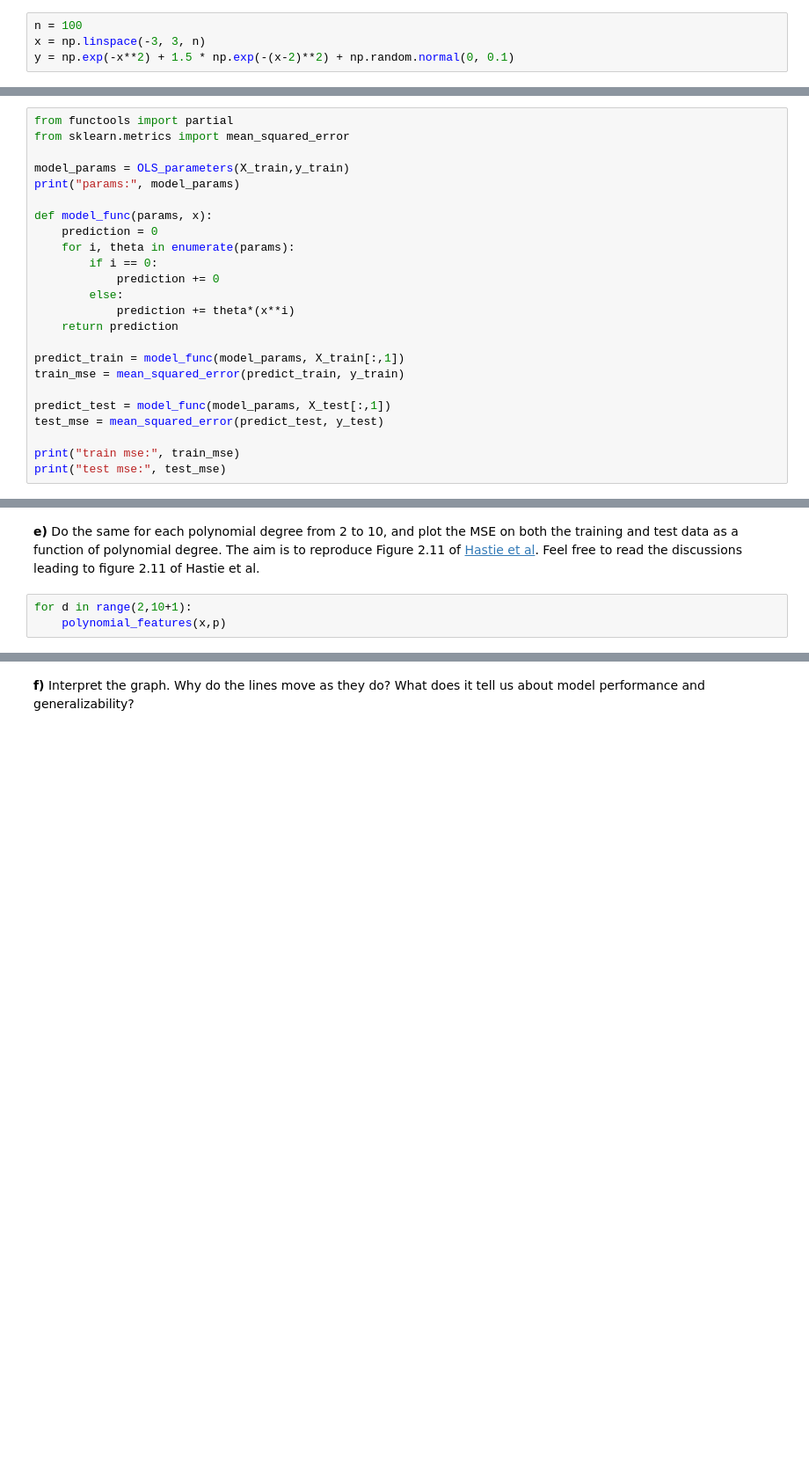
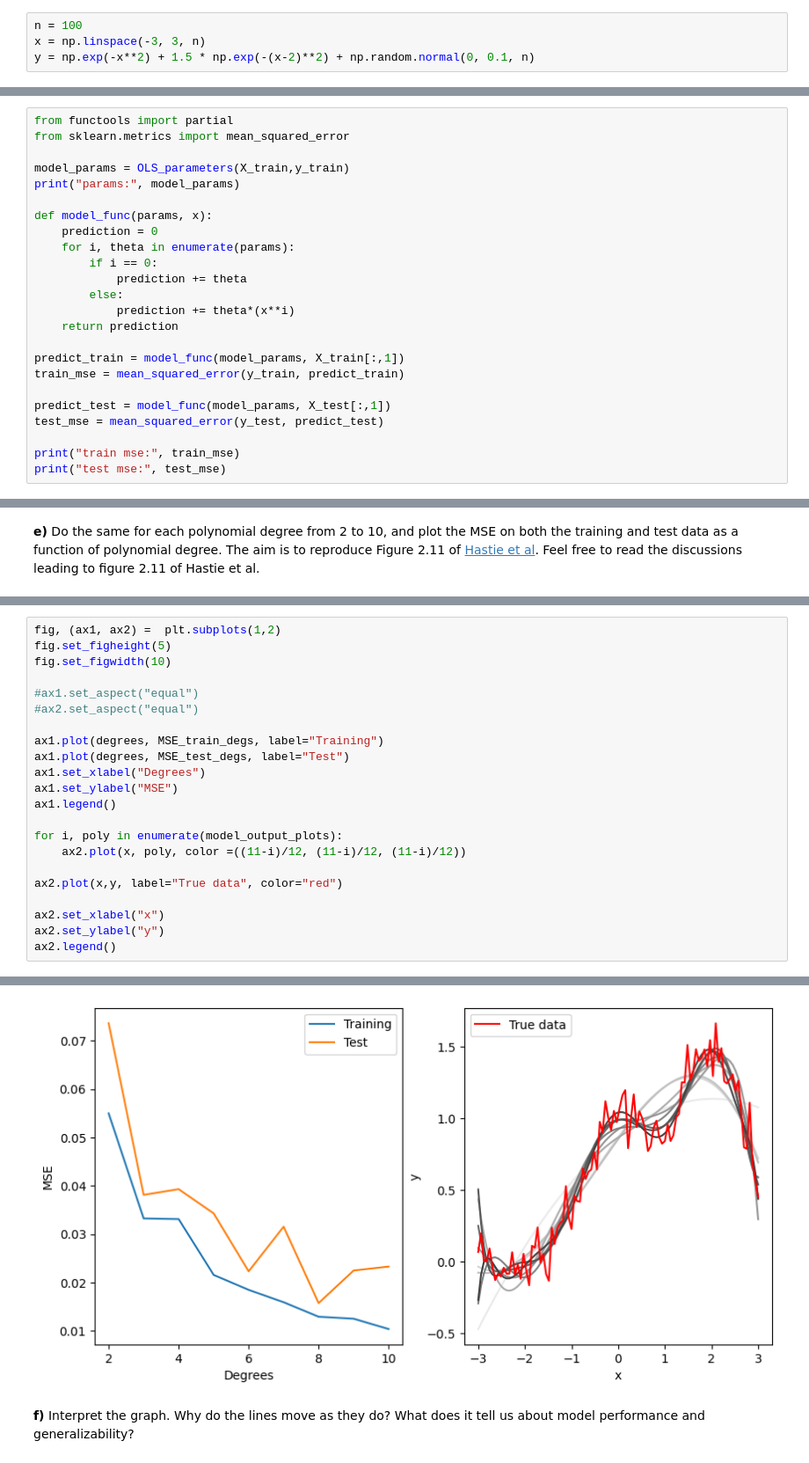
Before and after one commit to Waerstad/applied-ml-coursework, a Jupyter notebook: week35/exercisesweek35.ipynb, the cells around one changed output, grey strips where cells are left out. Shown at 88% size. Cells and saved outputs as stored; diff of their text form; blank space fills up the shorter version.

```diff
--- a/week35/exercisesweek35.ipynb
+++ b/week35/exercisesweek35.ipynb
@@ -155,7 +174,7 @@ When fitting a polynomial with linear regression, we make each polynomial degree
 # %%
 n = 100
 x = np.linspace(-3, 3, n)
-y = np.exp(-x**2) + 1.5 * np.exp(-(x-2)**2) + np.random.normal(0, 0.1)
+y = np.exp(-x**2) + 1.5 * np.exp(-(x-2)**2) + np.random.normal(0, 0.1, n)
 # %% [markdown]
 **a)** Create a feature matrix $\boldsymbol{X}$ for the features $x, x^2, x^3, x^4, x^5$, including an intercept column of ones at the start. Make this into a function, as you will do this a lot over the next weeks.
 # %%
@@ -194,16 +214,16 @@ def model_func(params, x):
     prediction = 0
     for i, theta in enumerate(params):
         if i == 0:
-            prediction += 0
+            prediction += theta
         else:
             prediction += theta*(x**i)
     return prediction
 
 predict_train = model_func(model_params, X_train[:,1])
-train_mse = mean_squared_error(predict_train, y_train)
+train_mse = mean_squared_error(y_train, predict_train)
 
 predict_test = model_func(model_params, X_test[:,1])
-test_mse = mean_squared_error(predict_test, y_test)
+test_mse = mean_squared_error(y_test, predict_test)
 
 print("train mse:", train_mse)
 print("test mse:", test_mse)
@@ -214,5 +235,2 @@ test mse: 0.8882442790461129
 # %% [markdown]
 **e)** Do the same for each polynomial degree from 2 to 10, and plot the MSE on both the training and test data as a function of polynomial degree. The aim is to reproduce Figure 2.11 of [Hastie et al](https://github.com/CompPhysics/MLErasmus/blob/master/doc/Textbooks/elementsstat.pdf). Feel free to read the discussions leading to figure 2.11 of Hastie et al.
-# %%
-for d in range(2,10+1):
-    polynomial_features(x,p)
@@ -220,0 +279,23 @@ Ellipsis
+# %%
+fig, (ax1, ax2) =  plt.subplots(1,2)
+fig.set_figheight(5)
+fig.set_figwidth(10)
+
+#ax1.set_aspect("equal")
+#ax2.set_aspect("equal")
+
+ax1.plot(degrees, MSE_train_degs, label="Training")
+ax1.plot(degrees, MSE_test_degs, label="Test")
+ax1.set_xlabel("Degrees")
+ax1.set_ylabel("MSE")
+ax1.legend()
+
+for i, poly in enumerate(model_output_plots):
+    ax2.plot(x, poly, color =((11-i)/12, (11-i)/12, (11-i)/12))
+
+ax2.plot(x,y, label="True data", color="red")
+
+ax2.set_xlabel("x")
+ax2.set_ylabel("y")
+ax2.legend()
+# %% [output]
@@ -221,3 +303,4 @@ Ellipsis
+[figure, added]
 # %% [markdown]
 **f)** Interpret the graph. Why do the lines move as they do? What does it tell us about model performance and generalizability?
 # %% [markdown]
```
Also changed, not shown: parts of 7 cells of this notebook.
